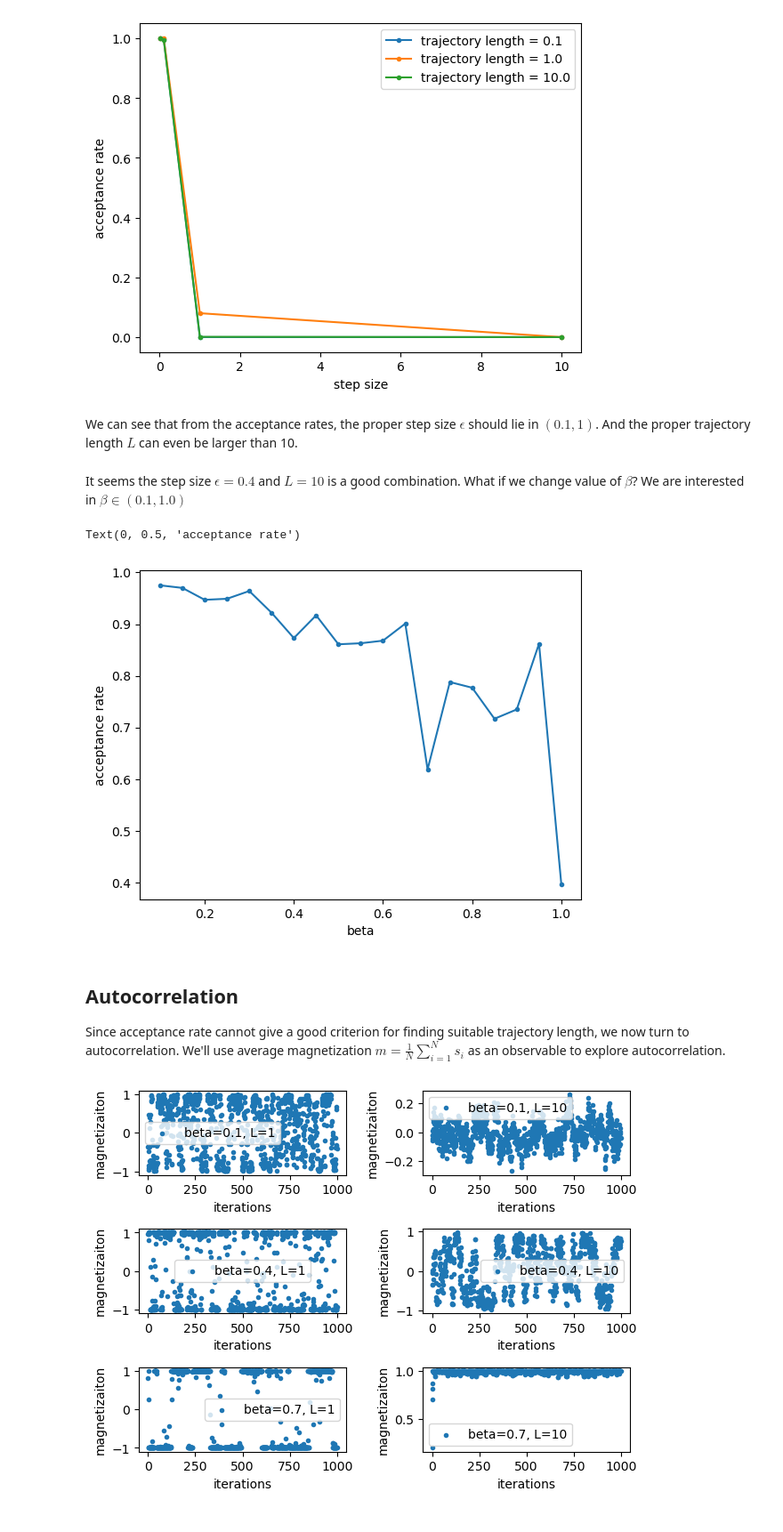
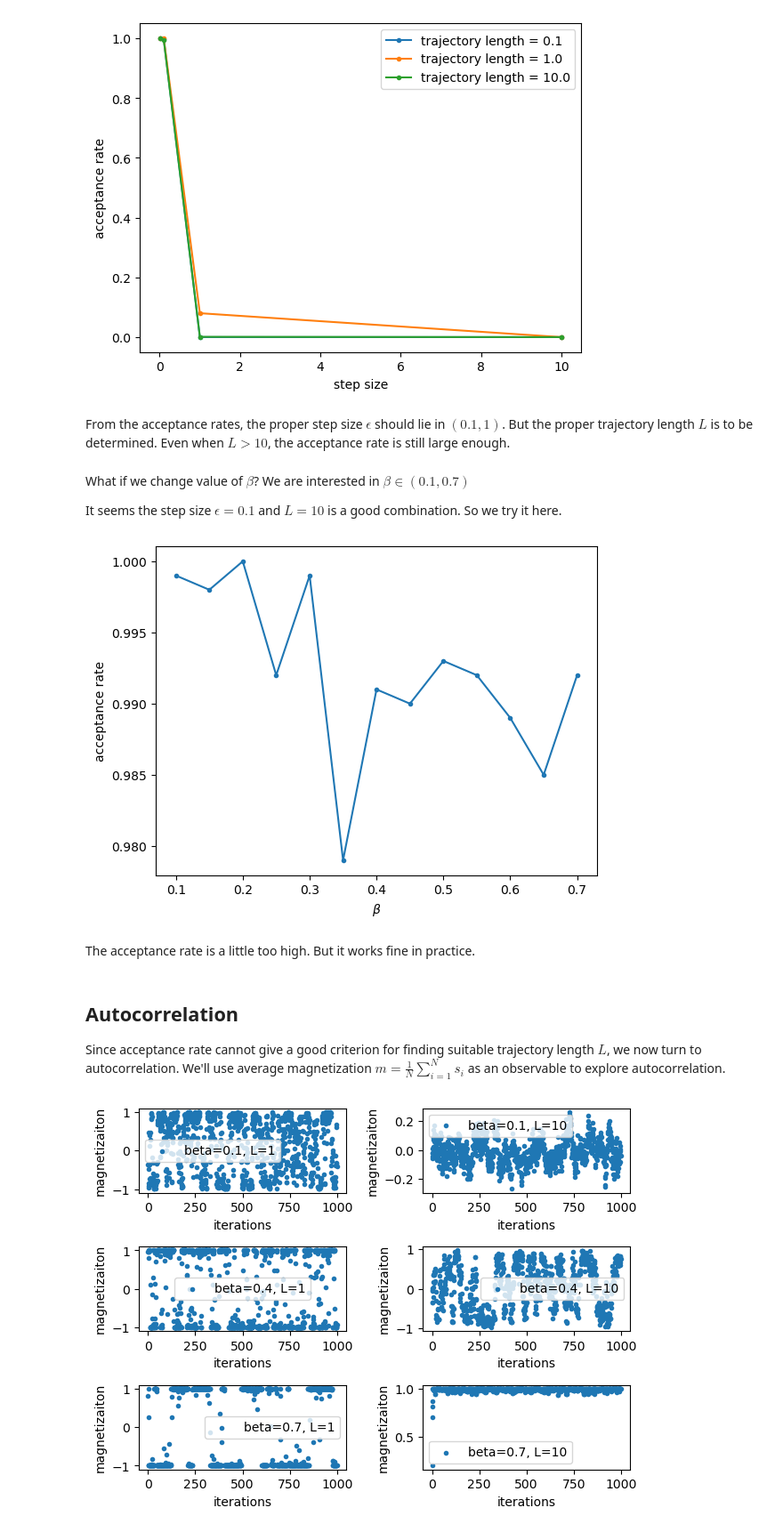
Before and after one commit to WenqingXie47/HMC, a Jupyter notebook: tuning.ipynb, the cells around one changed output. Shown at 89% size. Saved outputs shown, nothing was run; the diff lists cells and outputs as text; code cells hidden in the pictures.

```diff
--- a/tuning.ipynb
+++ b/tuning.ipynb
@@ -128,15 +132,17 @@ ax.legend()
 <matplotlib.legend.Legend at 0x...>
 [figure]
 # %% [markdown]
-We can see that from the acceptance rates, the proper step size $\epsilon$ should lie in $(0.1, 1)$. And the proper trajectory length $L$ can even be larger than 10.
+From the acceptance rates, the proper step size $\epsilon$ should lie in $(0.1, 1)$. But the proper trajectory length $L$ is to be determined. Even when $L>10$, the acceptance rate is still large enough.
-# %% [markdown]
-It seems the step size $\epsilon=0.4$ and $L=10$ is a good combination. What if we change value of $\beta$? We are interested in $\beta \in (0.1,1.0)$
+# %% [markdown]
+What if we change value of $\beta$? We are interested in $\beta \in (0.1,0.7)$
+
+It seems the step size $\epsilon=0.1$ and $L=10$ is a good combination. So we try it here.
 # %%
-step_size = 0.4
-trajectory_length = 10
+step_size = 0.1
+trajectory_length = 1
 n_steps = int(trajectory_length/step_size)
 
-beta_list = np.linspace(0.1,1.0,9*2+1)
+beta_list = np.linspace(0.1,0.7,6*2+1)
 acc_rate_list = []
 for beta in beta_list:
     acc_rate = get_acceptance_rate(step_size, n_steps, n_propose = 1000)
@@ -146,15 +152,17 @@ acc_rate_list = np.array(acc_rate_list)
 # %%
 fig, ax = plt.subplots()
 ax.plot(beta_list, acc_rate_list, marker=".")
-ax.set_xlabel("beta")
+ax.set_xlabel(r"$\beta$")
 ax.set_ylabel("acceptance rate")
+fig.show()
 # %% [output]
-Text(0, 0.5, 'acceptance rate')
-[figure, old version]
+[figure, new version]
+# %% [markdown]
+The acceptance rate is a little too high. But it works fine in practice.
 # %% [markdown]
 ## Autocorrelation
 
-Since acceptance rate cannot give a good criterion for finding suitable trajectory length, we now turn to autocorrelation. We'll use average magnetization $m = \frac{1}{N}\sum_{i=1}^{N} s_{i}$ as an observable to explore autocorrelation.
+Since acceptance rate cannot give a good criterion for finding suitable trajectory length $L$, we now turn to autocorrelation. We'll use average magnetization $m = \frac{1}{N}\sum_{i=1}^{N} s_{i}$ as an observable to explore autocorrelation.
 # %%
 step_size = 0.4
 trajectory_length_list = [1,10]
```
Also changed, not shown: parts of 6 cells of this notebook, 3 other files.
